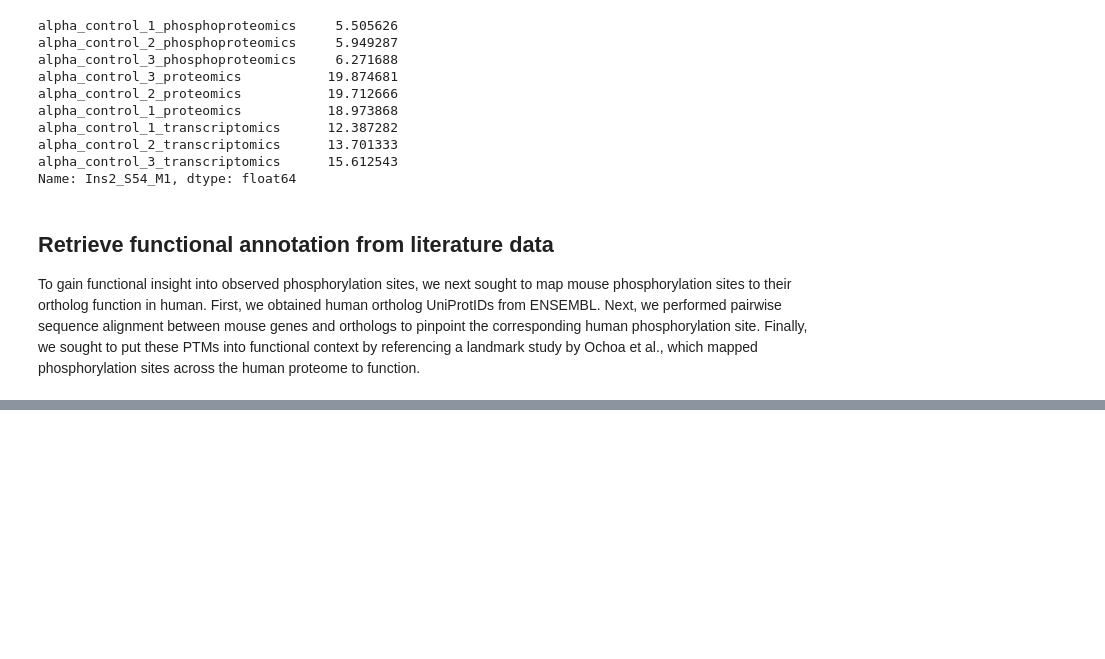
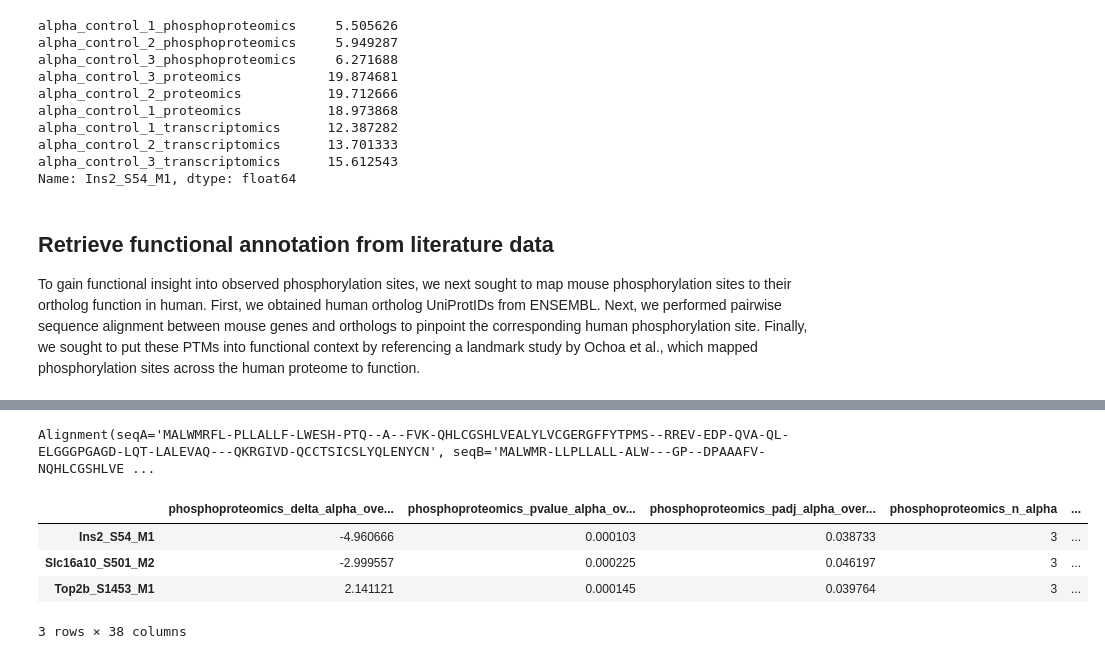
Before and after one commit to MannLabs/IsletsOmics, a Jupyter notebook: figure_notebooks/F08.ipynb, the cells around one changed output, grey strips where cells are left out. Cells and saved outputs as stored; diff of their text form; code cells hidden in the pictures; blank space fills up the shorter version.

Commit message:
continue phospho ortholog mapping to get mouse-human sequence alignments; prior to mapping residues and functional scores.

```diff
--- a/figure_notebooks/F08.ipynb
+++ b/figure_notebooks/F08.ipynb
@@ -291,0 +312,12 @@ True
+# %%
+alignment
+# %% [output]
+Alignment(seqA='MALWMRFL-PLLALLF-LWESH-PTQ--A--FVK-QHLCGSHLVEALYLVCGERGFFYTPMS--RREV-EDP-QVA-QL-ELGGGPGAGD-LQT-LALEVAQ---QKRGIVD-QCCTSICSLYQLENYCN', seqB='MALWMR-LLPLLALL-ALW---GP--DPAAAFV-NQHLCGSHLVE ...
+# %%
+independent_phospho_sites['alpha_over_beta']
+# %% [output]
+|  | phosphoproteomics_delta_alpha_ove... | phosphoproteomics_pvalue_alpha_ov... | phosphoproteomics_padj_alpha_over... | phosphoproteomics_n_alpha | ... |
+| Ins2_S54_M1 | -4.960666 | 0.000103 | 0.038733 | 3 | ... |
+| Slc16a10_S501_M2 | -2.999557 | 0.000225 | 0.046197 | 3 | ... |
+| Top2b_S1453_M1 | 2.141121 | 0.000145 | 0.039764 | 3 | ... |
+3 rows × 38 columns
```
Also changed, not shown: parts of 10 cells of this notebook, 2 other files.
